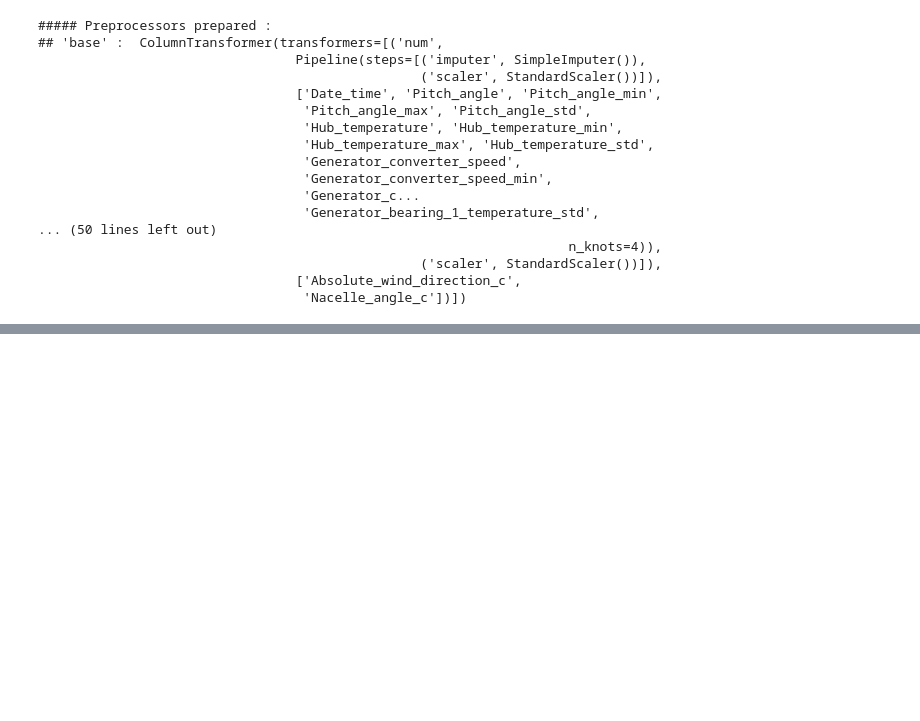
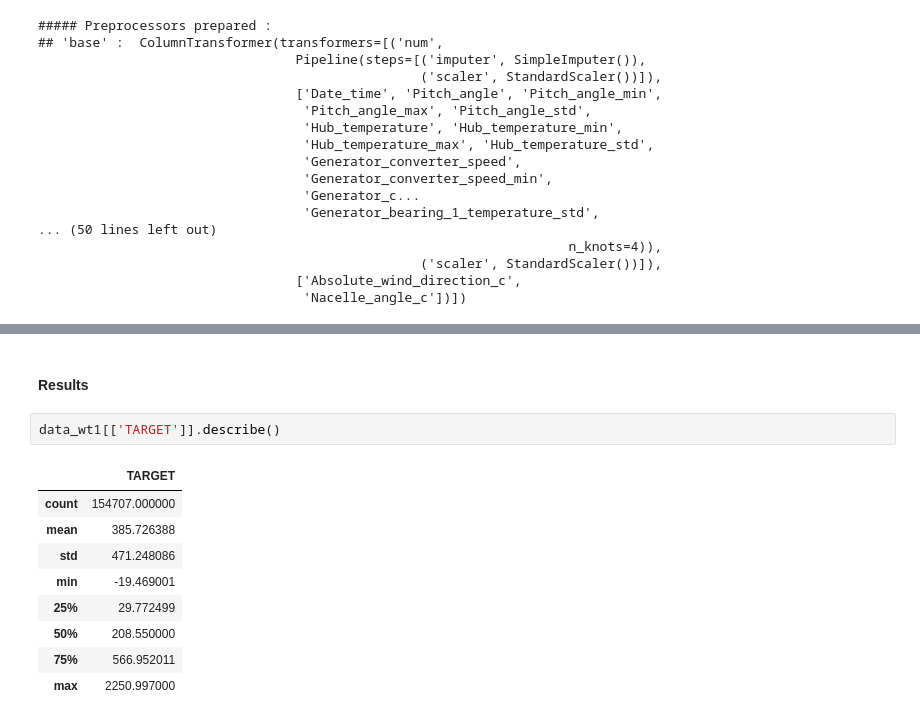
Before and after one commit to nsimonovici/Datacamp-engie, a Jupyter notebook: datacamp_engie_nsi.ipynb, the cells around one changed output, grey strips where cells are left out. Drawn from its saved outputs; the diff is of its cells as text; blank space fills up the shorter version.

```diff
--- a/datacamp_engie_nsi.ipynb
+++ b/datacamp_engie_nsi.ipynb
@@ -173,0 +278,14 @@ TypeError: 'NoneType' object is not subscriptable
+# %% [markdown]
+#### Results
+# %%
+data_wt1[['TARGET']].describe()
+# %% [output]
+|  | TARGET |
+| count | 154707.000000 |
+| mean | 385.726388 |
+| std | 471.248086 |
+| min | -19.469001 |
+| 25% | 29.772499 |
+| 50% | 208.550000 |
+| 75% | 566.952011 |
+| max | 2250.997000 |
```
Also changed, not shown: parts of 32 cells of this notebook, 2 other files.
